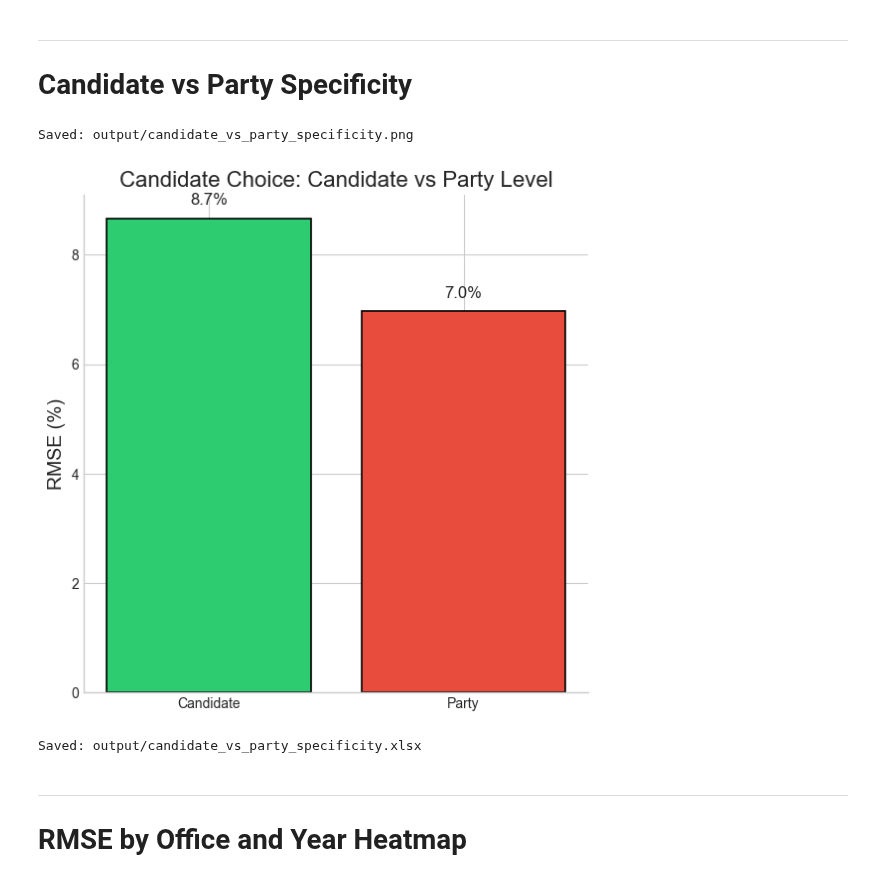
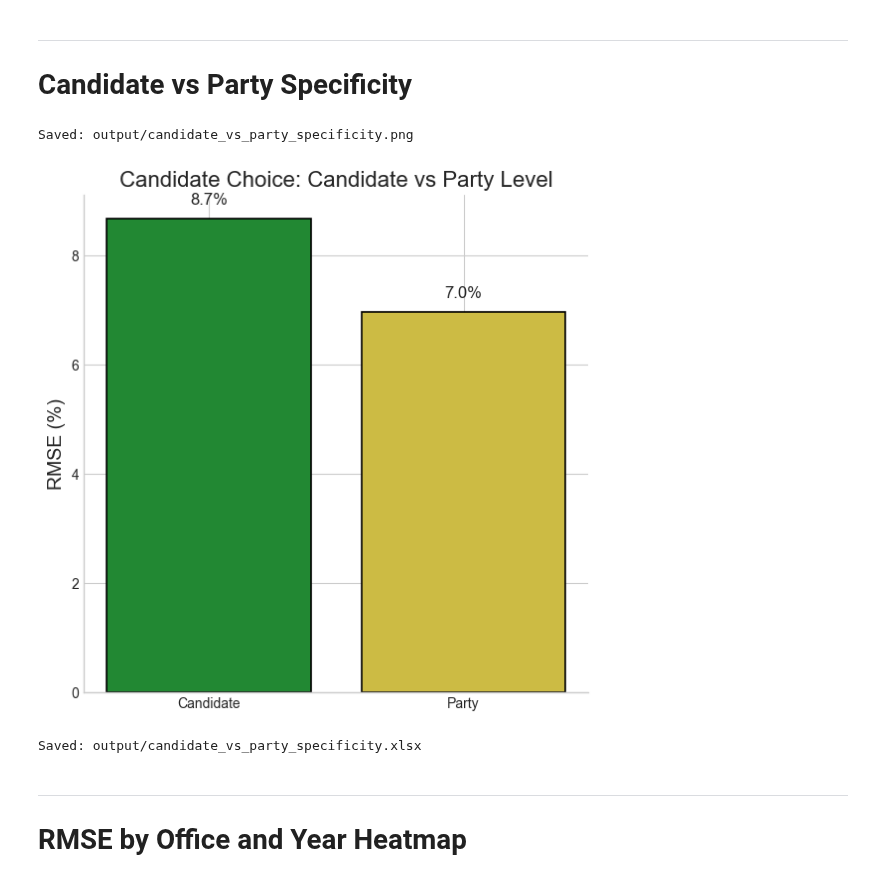
Before and after one commit to jdpru/CES-Accuracy-Analysis, a Jupyter notebook: tables_and_figures/figuresHQ.ipynb, the cells around one changed output. Saved outputs shown, nothing was run; the diff lists cells and outputs as text; code cells hidden in the pictures.

```diff
--- a/tables_and_figures/figuresHQ.ipynb
+++ b/tables_and_figures/figuresHQ.ipynb
@@ -953,35 +1116,35 @@ rmse_by_specificity = df_specificity.groupby('Specificity').apply(
     lambda x: calculate_rmse(x['Error']), include_groups=False
 )
 
 fig, ax = plt.subplots(figsize=(6, 6))
 specificity_order = ['Candidate', 'Party']
 values = [rmse_by_specificity.get(s, 0) for s in specificity_order]
-colors = ['#2ecc71', '#e74c3c']
+colors = [SPECIFICITY_COLORS[s] for s in specificity_order]
 
 bars = ax.bar(specificity_order, values, color=colors, edgecolor='black', linewidth=1.2)
 
 ax.set_ylabel('RMSE (%)', fontsize=14)
 ax.set_title('Candidate Choice: Candidate vs Party Level', fontsize=16)
 ax.spines['top'].set_visible(False)
 ax.spines['right'].set_visible(False)
 
 for bar, val in zip(bars, values):
     ax.text(bar.get_x() + bar.get_width()/2, bar.get_height() + 0.2,
             f'{val:.1f}%', ha='center', va='bottom', fontsize=12)
 
 save_figure(fig, 'candidate_vs_party_specificity.png')
 plt.show()
 
 # Save data and LaTeX
 spec_df = pd.DataFrame({
     'Specificity': specificity_order,
     'RMSE': values
 })
 spec_df.to_excel('output/candidate_vs_party_specificity.xlsx', index=False)
 print("Saved: output/candidate_vs_party_specificity.xlsx")
 # %% [output]
 Saved: output/candidate_vs_party_specificity.png
-[figure, old version]
+[figure, new version]
 Saved: output/candidate_vs_party_specificity.xlsx
 # %% [markdown]
 ---
```
Also changed, not shown: parts of 14 cells of this notebook, 9 other files.
